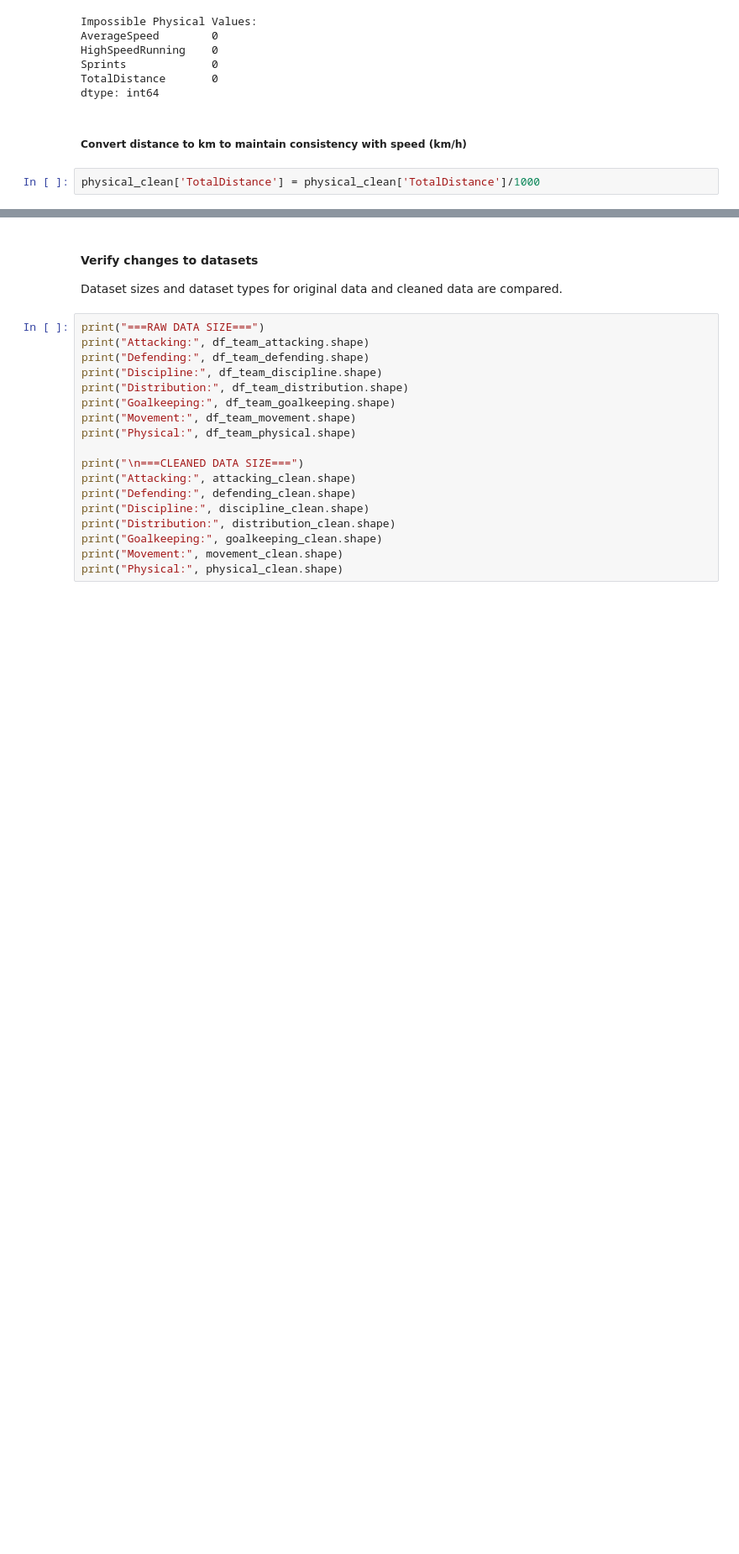
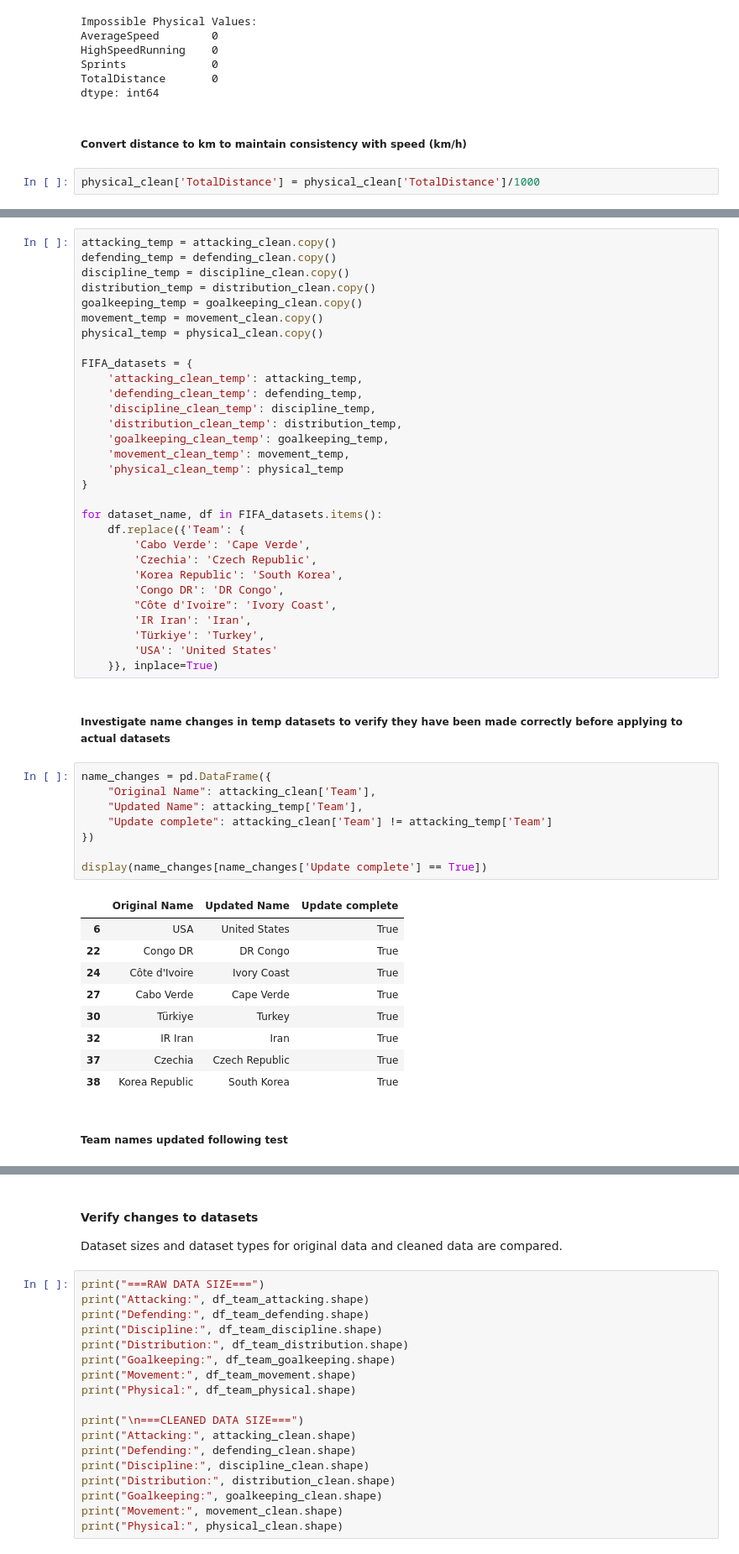
Before and after one commit to sdurham1606/Fifa-2026-World-Cup-Project, a Jupyter notebook: notebooks/03_2026_FIFA_data_cleaning.ipynb, the cells around one changed output, grey strips where cells are left out. Shown at 84% size. Cells and saved outputs as stored; diff of their text form; blank space fills up the shorter version.

```diff
--- a/notebooks/world_cup.ipynb
+++ b/notebooks/03_2026_FIFA_data_cleaning.ipynb
@@ -779,0 +865,52 @@ physical_clean['TotalDistance'] = physical_clean['TotalDistance']/1000
+# %%
+attacking_temp = attacking_clean.copy()
+defending_temp = defending_clean.copy()
+discipline_temp = discipline_clean.copy()
+distribution_temp = distribution_clean.copy()
+goalkeeping_temp = goalkeeping_clean.copy()
+movement_temp = movement_clean.copy()
+physical_temp = physical_clean.copy()
+
+FIFA_datasets = {
+    'attacking_clean_temp': attacking_temp,
+    'defending_clean_temp': defending_temp,
+    'discipline_clean_temp': discipline_temp,
+    'distribution_clean_temp': distribution_temp,
+    'goalkeeping_clean_temp': goalkeeping_temp,
+    'movement_clean_temp': movement_temp,
+    'physical_clean_temp': physical_temp
+}
+
+for dataset_name, df in FIFA_datasets.items():
+    df.replace({'Team': {
+        'Cabo Verde': 'Cape Verde',
+        'Czechia': 'Czech Republic',
+        'Korea Republic': 'South Korea',
+        'Congo DR': 'DR Congo',
+        "Côte d'Ivoire": 'Ivory Coast',
+        'IR Iran': 'Iran',
+        'Türkiye': 'Turkey',
+        'USA': 'United States'
+    }}, inplace=True)
+# %% [markdown]
+##### Investigate name changes in temp datasets to verify they have been made correctly before applying to actual datasets
+# %%
+name_changes = pd.DataFrame({
+    "Original Name": attacking_clean['Team'],
+    "Updated Name": attacking_temp['Team'],
+    "Update complete": attacking_clean['Team'] != attacking_temp['Team']
+})
+
+display(name_changes[name_changes['Update complete'] == True])
+# %% [output]
+|  | Original Name | Updated Name | Update complete |
+| 6 | USA | United States | True |
+| 22 | Congo DR | DR Congo | True |
+| 24 | Côte d'Ivoire | Ivory Coast | True |
+| 27 | Cabo Verde | Cape Verde | True |
+| 30 | Türkiye | Turkey | True |
+| 32 | IR Iran | Iran | True |
+| 37 | Czechia | Czech Republic | True |
+| 38 | Korea Republic | South Korea | True |
+# %% [markdown]
+##### Team names updated following test
```
Also changed, not shown: parts of 14 cells of this notebook, 7 other files.
